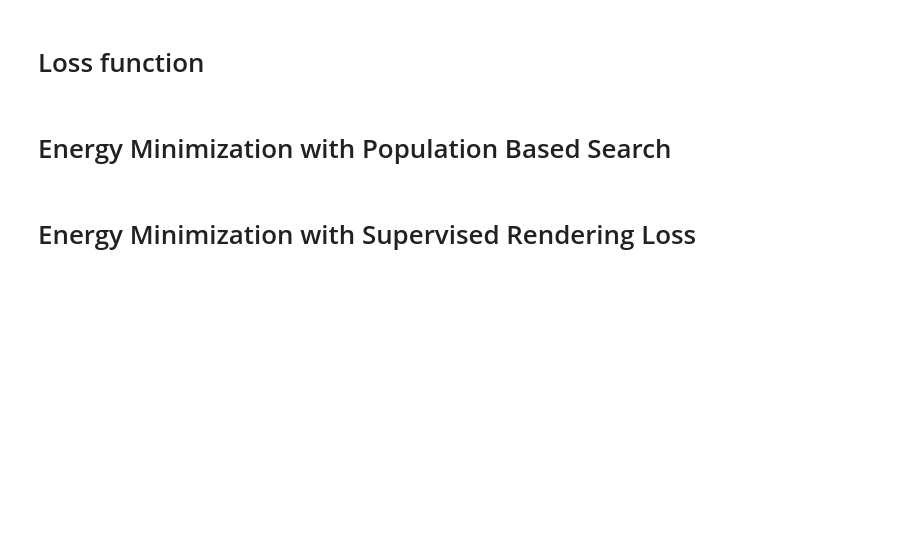
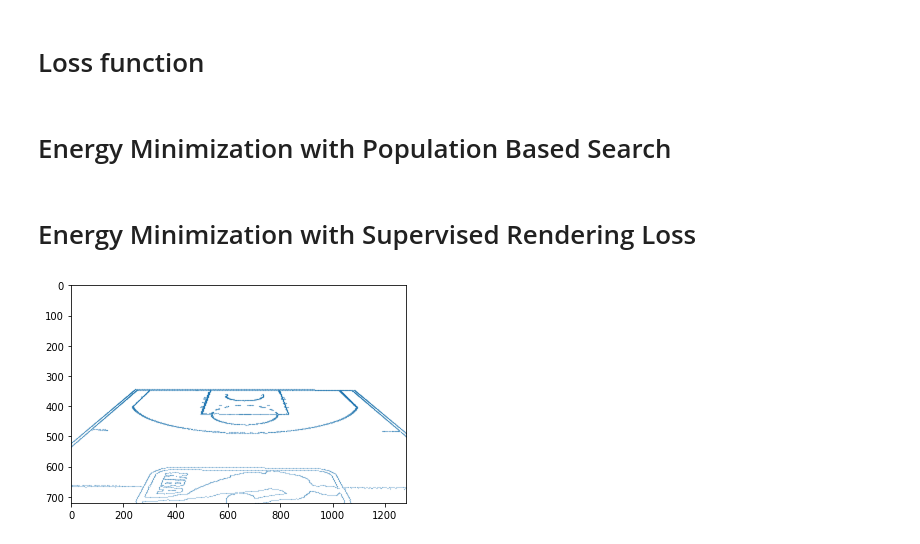
Before and after one commit to akarshkumar0101/nba-3d-ee-371q, a Jupyter notebook: cam_pose.ipynb, the cells around one changed output. Drawn from its saved outputs; the diff is of its cells as text; code cells hidden in the pictures; blank space fills up the shorter version.

```diff
--- a/cam_pose.ipynb
+++ b/cam_pose.ipynb
@@ -102,14 +137,3 @@ plt.hist(dists.numpy())
 # cma.plot()
 # %% [markdown]
 # Energy Minimization with Supervised Rendering Loss
-# %%
-dofs_cam = cam.calc_dofs_cam(torch.tensor([.6,.6, 0.6]),
-                             torch.tensor([0., 0., 0.]),
-                             fxy=torch.tensor([0., 0.]))
-dofs_cam_optim = dofs_cam.clone()
-torch.manual_seed(10)
-dofs_cam_optim = dofs_cam_optim + 0.1*torch.randn(dofs_cam_optim.shape)
-
-draw.show_cam_view(X_w, dofs_cam, label='ground truth')
-draw.show_cam_view(X_w, dofs_cam_optim, label='initial')
-plt.legend(bbox_to_anchor=(1.4, 1.))
@@ -148,0 +140,6 @@ for i in tqdm(range(40)):
+# %%
+X_i, viz_mask = cam.project_to_cam(X_w, dofs_cam, img_shape_xy)
+plt.scatter(X_i[2, 0, :, 0], X_i[2, 0, :, 1], s=0.01)
+draw.set_img_bounds(img_shape_xy)
+# %% [output]
+[figure, added]
```
Also changed, not shown: parts of 23 cells of this notebook, 1 other file.
